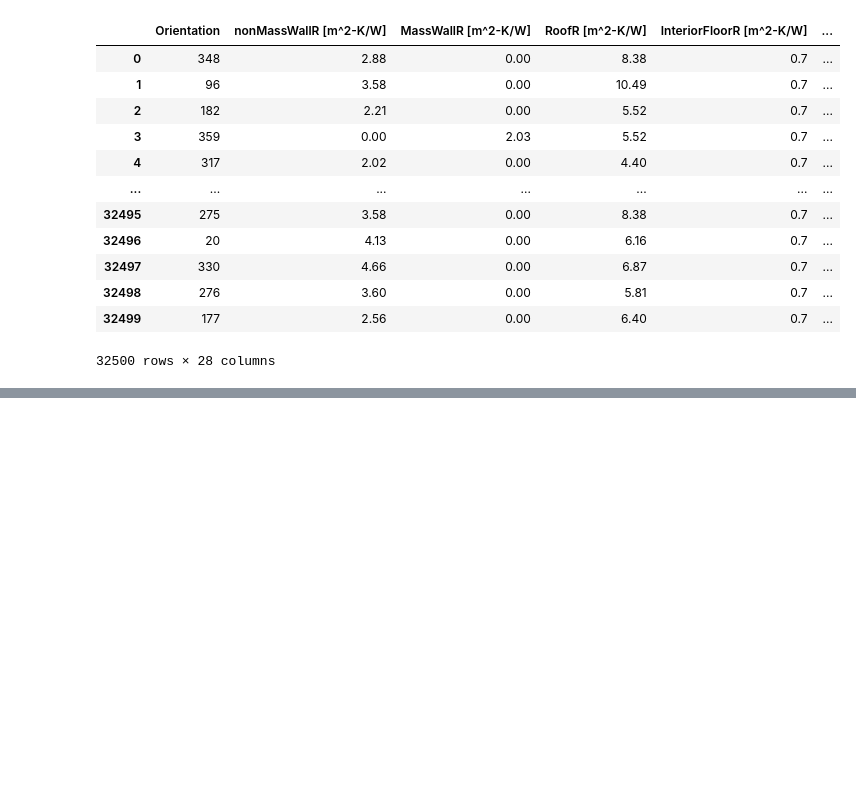
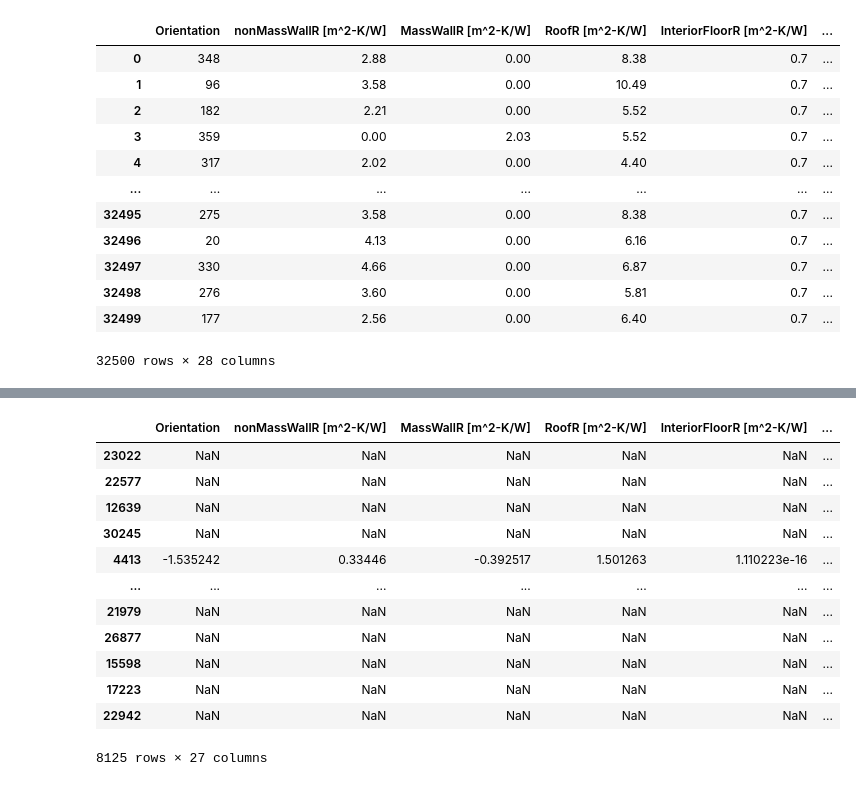
Before and after one commit to snwnkang/CS109A_Final, a Jupyter notebook: Final_Project_CS109.ipynb, the cells around one changed output, grey strips where cells are left out. Cells and saved outputs as stored; diff of their text form; code cells hidden in the pictures; blank space fills up the shorter version.

```diff
--- a/Final_Project_CS109.ipynb
+++ b/Final_Project_CS109.ipynb
@@ -279,0 +270,16 @@ X_test_std_df
+# %%
+X_test_std
+# %% [output]
+|  | Orientation | nonMassWallR [m^2-K/W] | MassWallR [m^2-K/W] | RoofR [m^2-K/W] | InteriorFloorR [m^2-K/W] | ... |
+| 23022 | NaN | NaN | NaN | NaN | NaN | ... |
+| 22577 | NaN | NaN | NaN | NaN | NaN | ... |
+| 12639 | NaN | NaN | NaN | NaN | NaN | ... |
+| 30245 | NaN | NaN | NaN | NaN | NaN | ... |
+| 4413 | -1.535242 | 0.33446 | -0.392517 | 1.501263 | 1.110223e-16 | ... |
+| ... | ... | ... | ... | ... | ... | ... |
+| 21979 | NaN | NaN | NaN | NaN | NaN | ... |
+| 26877 | NaN | NaN | NaN | NaN | NaN | ... |
+| 15598 | NaN | NaN | NaN | NaN | NaN | ... |
+| 17223 | NaN | NaN | NaN | NaN | NaN | ... |
+| 22942 | NaN | NaN | NaN | NaN | NaN | ... |
+8125 rows × 27 columns
```
Also changed, not shown: parts of 7 cells of this notebook.
